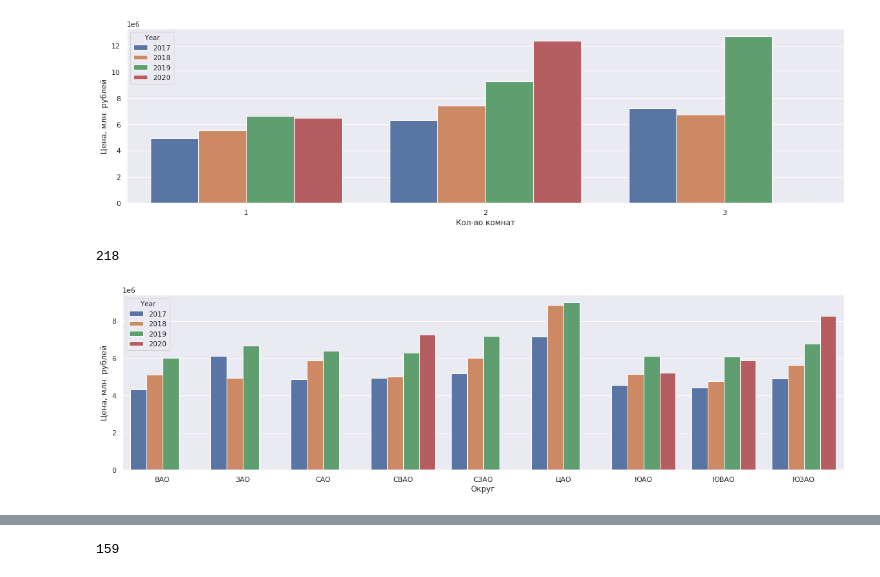
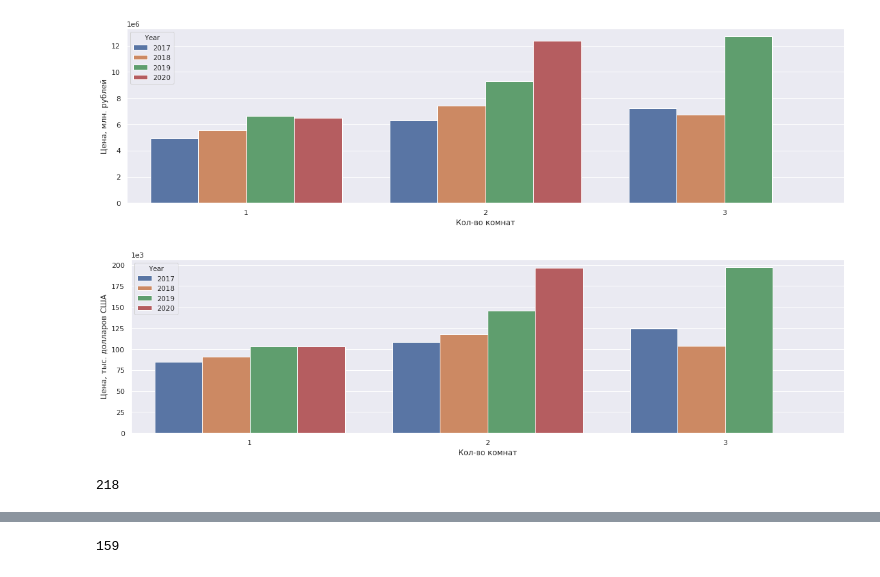
Before and after one commit to cdies/msgr, a Jupyter notebook: statistics.ipynb, the cells around one changed output, grey strips where cells are left out. Cells and saved outputs as stored; diff of their text form; code cells hidden in the pictures.

```diff
--- a/statistics.ipynb
+++ b/statistics.ipynb
@@ -97,3 +116,9 @@ ax = sns.barplot(x="Rooms", y="Price", hue="Year", data=df, estimator=np.mean, c
 ax.set(xlabel='Кол-во комнат', ylabel='Цена, млн. рублей');
 # %% [output]
 [figure]
+# %%
+plt.ticklabel_format(axis='y', style='sci', scilimits=(3,3))
+ax = sns.barplot(x="Rooms", y="USD_Price", hue="Year", data=df, estimator=np.mean, ci=None)
+ax.set(xlabel='Кол-во комнат', ylabel='Цена, тыс. долларов США');
+# %% [output]
+[figure, added]
@@ -101,9 +148,3 @@ ax.set(xlabel='Кол-во комнат', ylabel='Цена, млн. рублей
 len(df[df['Rooms'] == 1])
 # %% [output]
 218
-# %%
-plt.ticklabel_format(axis='y', style='sci', scilimits=(6,6))
-ax = sns.barplot(x="District", y="Price", hue="Year", data=df[df['Rooms'] == 1], estimator=np.mean, ci=None, order=np.sort(df['District'].unique()) )
-ax.set(xlabel='Округ', ylabel='Цена, млн. рублей');
-# %% [output]
-[figure, removed]
```
Also changed, not shown: parts of 19 cells of this notebook.
